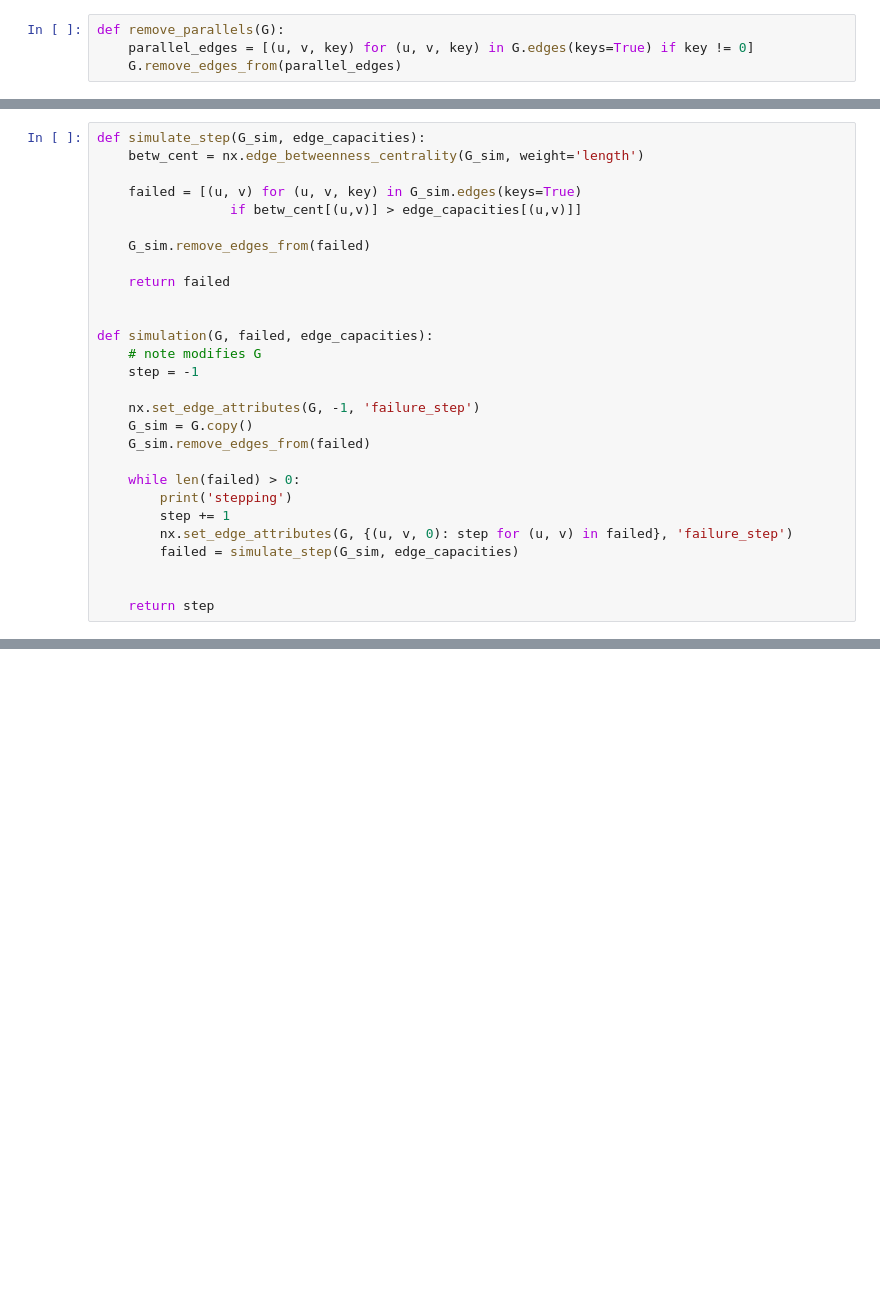
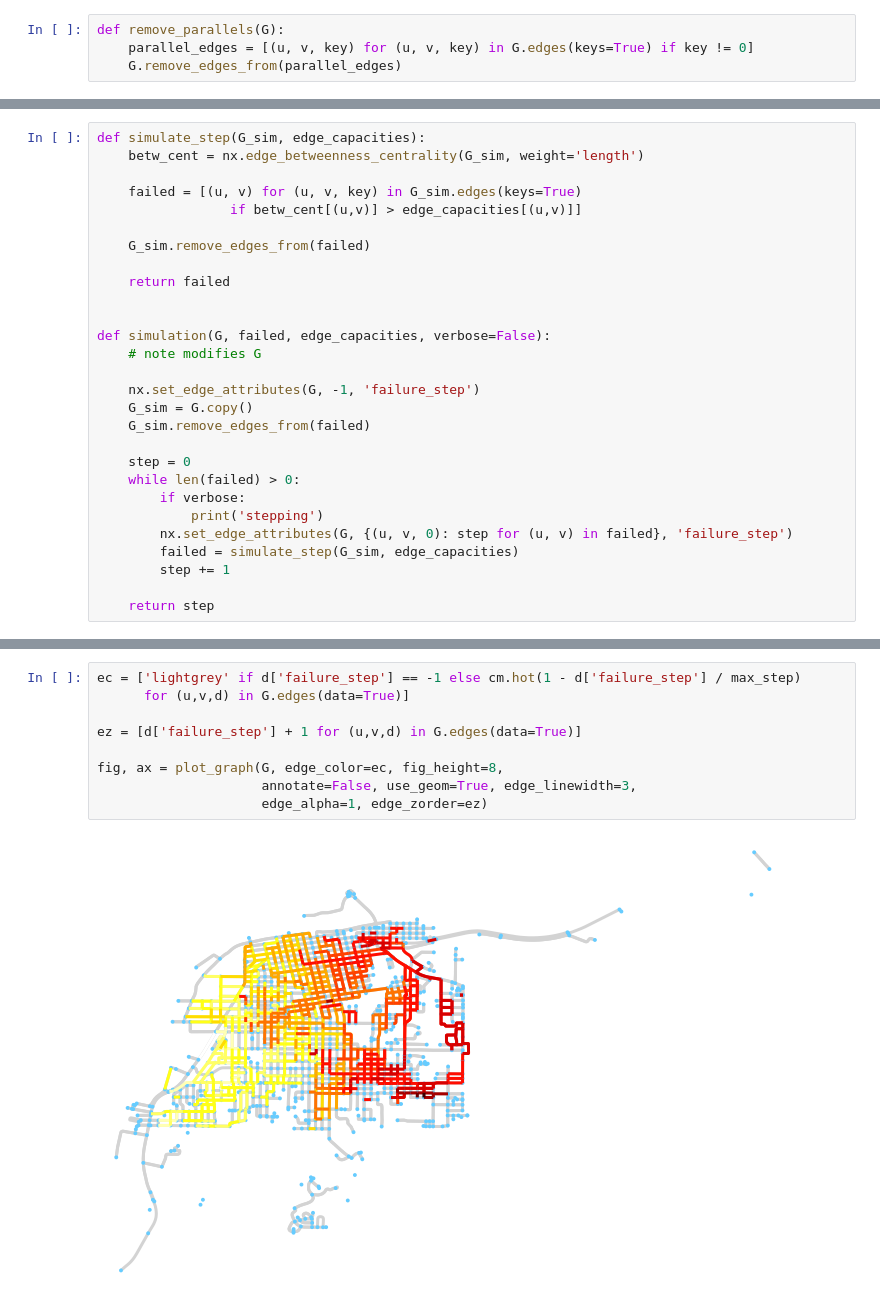
Before and after one commit to ischeinfeld/streets, a Jupyter notebook: OSMnx.ipynb, the cells around one changed output, grey strips where cells are left out. Saved outputs shown, nothing was run; the diff lists cells and outputs as text; blank space fills up the shorter version.

```diff
--- a/OSMnx.ipynb
+++ b/OSMnx.ipynb
@@ -40,20 +46,20 @@ def simulate_step(G_sim, edge_capacities):
     return failed
 
 
-def simulation(G, failed, edge_capacities):
+def simulation(G, failed, edge_capacities, verbose=False):
     # note modifies G
-    step = -1
 
     nx.set_edge_attributes(G, -1, 'failure_step')
     G_sim = G.copy()
     G_sim.remove_edges_from(failed)
 
+    step = 0
     while len(failed) > 0:
-        print('stepping')
-        step += 1
+        if verbose:
+            print('stepping')
         nx.set_edge_attributes(G, {(u, v, 0): step for (u, v) in failed}, 'failure_step')
         failed = simulate_step(G_sim, edge_capacities)
-
+        step += 1
 
     return step
 # %%
@@ -81 +73,12 @@ fig, ax = ox.plot_graph(G, edge_color=ec, fig_height=10)
+# %%
+ec = ['lightgrey' if d['failure_step'] == -1 else cm.hot(1 - d['failure_step'] / max_step)
+      for (u,v,d) in G.edges(data=True)]
+
+ez = [d['failure_step'] + 1 for (u,v,d) in G.edges(data=True)]
+
+fig, ax = plot_graph(G, edge_color=ec, fig_height=8,
+                     annotate=False, use_geom=True, edge_linewidth=3,
+                     edge_alpha=1, edge_zorder=ez)
+# %% [output]
+[figure, added]
 # %%
```
Also changed, not shown: parts of 6 cells of this notebook.
